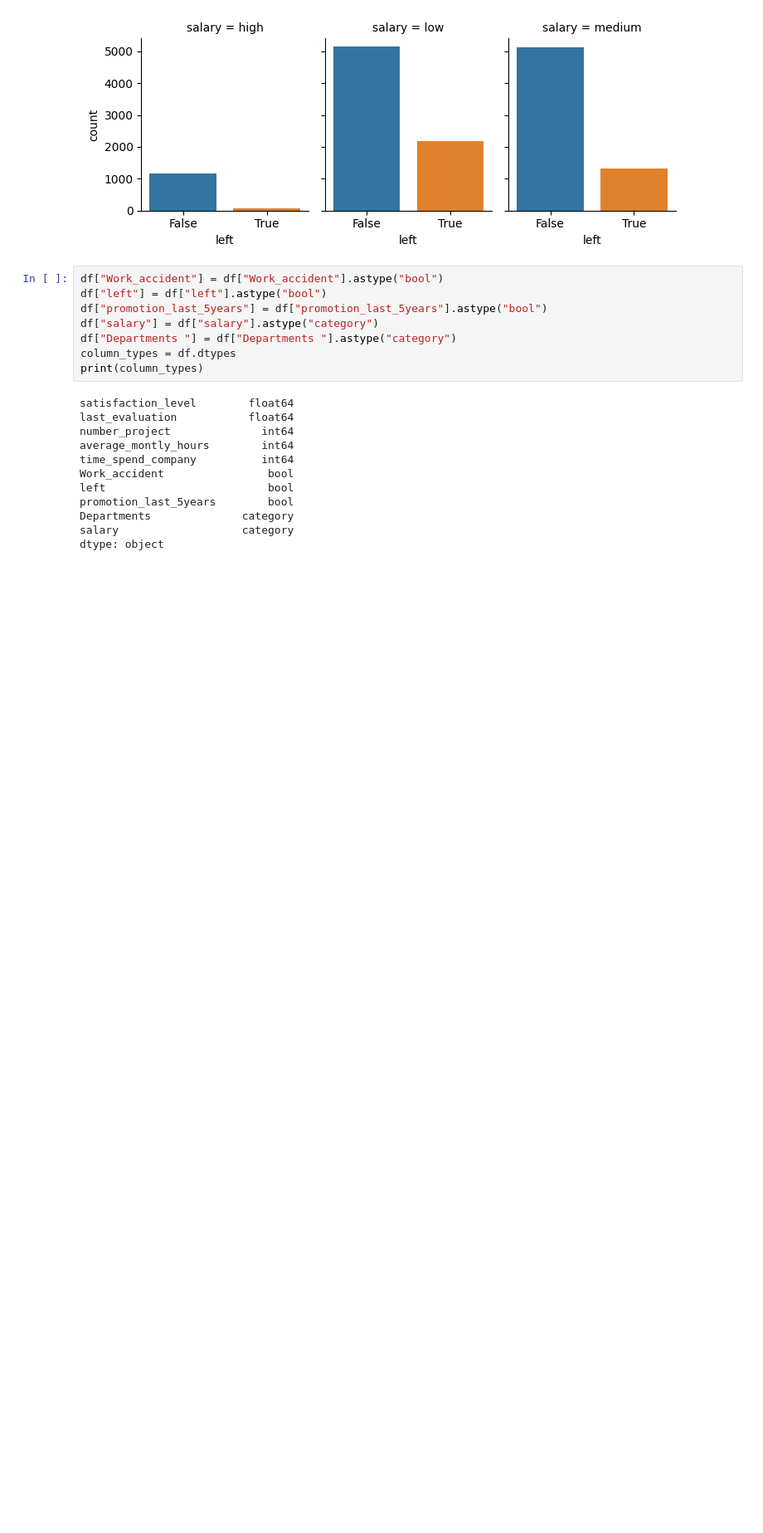
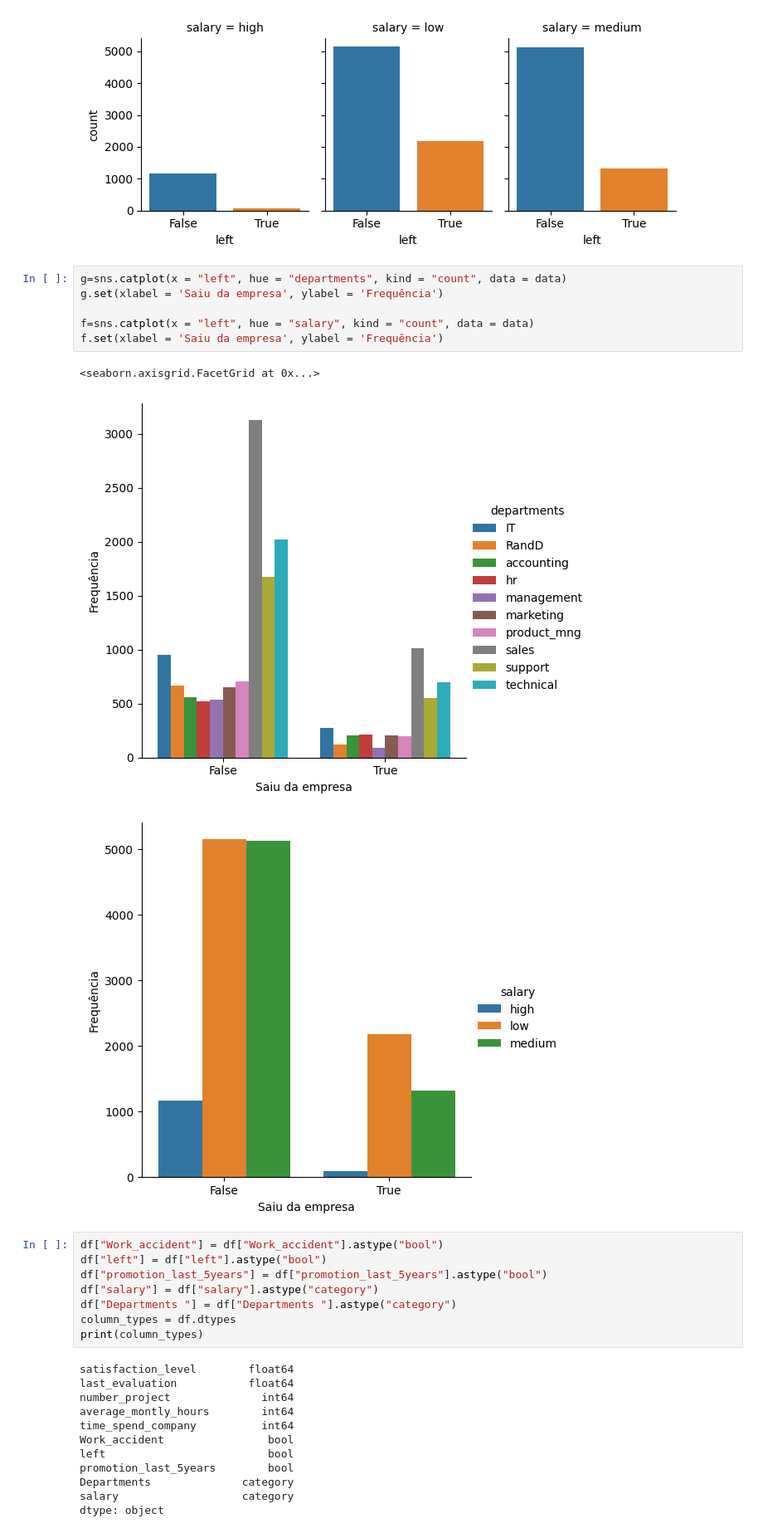
Before and after one commit to gasparjpv/blog-binary-logistic-regression, a Jupyter notebook: binary-logistic-regression.ipynb, the cells around one changed output. Shown at 83% size. Cells and saved outputs as stored; diff of their text form; blank space fills up the shorter version.

```diff
--- a/binary-logistic-regression.ipynb
+++ b/binary-logistic-regression.ipynb
@@ -46,6 +46,16 @@ g = sns.catplot(x="left", col="salary", col_wrap=4,
 # %% [output]
 [figure]
 [figure]
+# %%
+g=sns.catplot(x = "left", hue = "departments", kind = "count", data = data)
+g.set(xlabel = 'Saiu da empresa', ylabel = 'Frequência')
+
+f=sns.catplot(x = "left", hue = "salary", kind = "count", data = data)
+f.set(xlabel = 'Saiu da empresa', ylabel = 'Frequência')
+# %% [output]
+<seaborn.axisgrid.FacetGrid at 0x...>
+[figure, added]
+[figure, added]
 # %%
 df["Work_accident"] = df["Work_accident"].astype("bool")
 df["left"] = df["left"].astype("bool")
```
